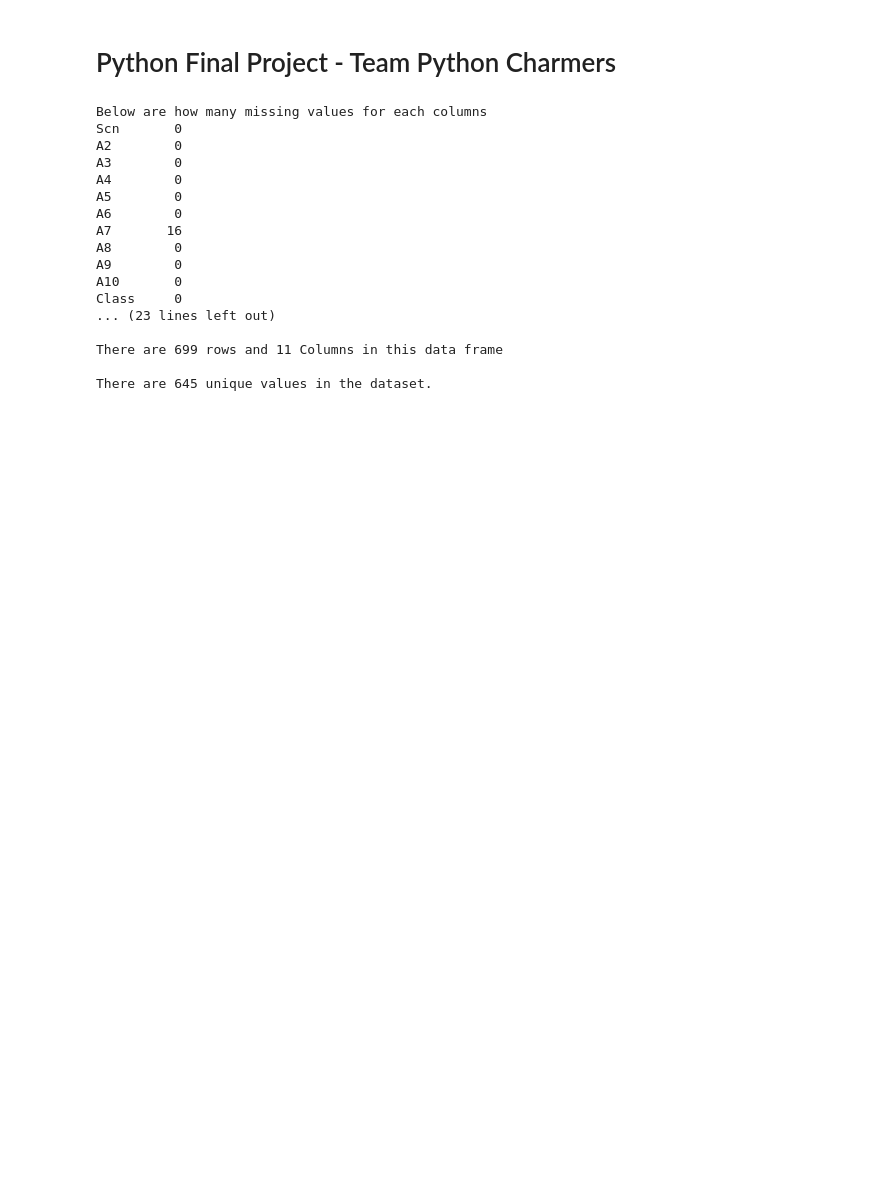
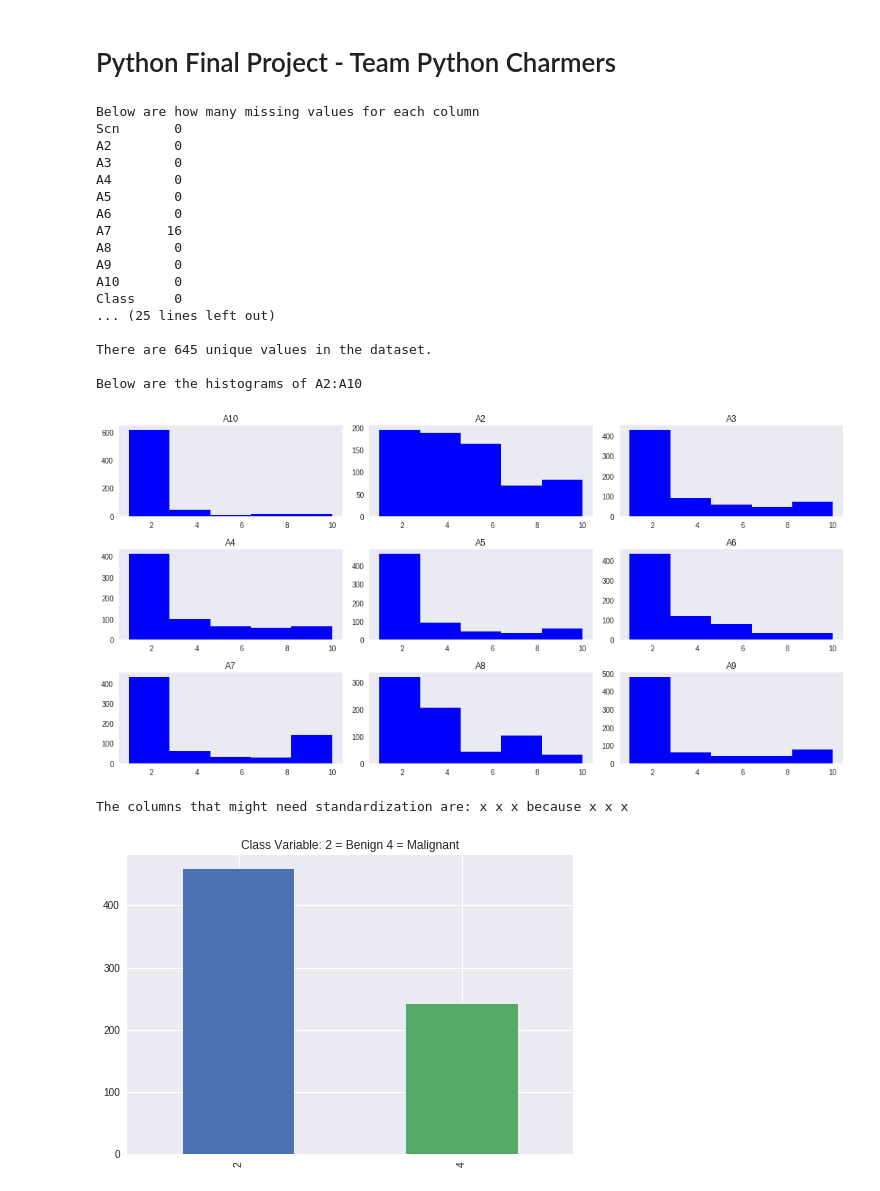
Before and after one commit to Python-Charmer/Final-Project-Team-Python-Charmer, a Jupyter notebook: Phase1/Code/FinalProject.ipynb, the cells around one changed output. Drawn from its saved outputs; the diff is of its cells as text; code cells hidden in the pictures; blank space fills up the shorter version.

```diff
--- a/Phase1/Code/FinalProject.ipynb
+++ b/Phase1/Code/FinalProject.ipynb
@@ -26,25 +27,37 @@ def  sum_metrics(df):
   print("\n Below are the summary metrics of the data \n" + str(df.describe()))
   print ("\n\nThere are " + str(df.shape[0]) + " rows and " + str(df.shape[1]) + " Columns in this data frame")
   print("\nThere are " + str(len(df['Scn'].unique())) + " unique values in the dataset.")
+# %%
+def plot_graphs(df):
+  print("\nBelow are the histograms of A2:A10 \n")
+  df.iloc[:,1:10].hist(bins = 5, color="blue", grid="False", figsize=(12,6))
+  plt.tight_layout(rect=(0,0,1.2,1.2))
+  plt.show()
+  df['Class'].value_counts().plot.bar().set_title("Class Variable: 2 = Benign 4 = Malignant")
+  df.plot.scatter(x='A3', y='A4').set_title("Scatter of A3 & A4 90% corr")
 # %%
 df = load_data()
 df = clean_missing(df)
 sum_metrics(df)
+plot_graphs(df)
 # %% [output]
-Below are how many missing values for each columns
+Below are how many missing values for each column
 Scn       0
 A2        0
 A3        0
 A4        0
 A5        0
 A6        0
 A7       16
 A8        0
 A9        0
 A10       0
 Class     0
-... (23 lines left out)
-
-There are 699 rows and 11 Columns in this data frame
+... (25 lines left out)
 
 There are 645 unique values in the dataset.
+
+Below are the histograms of A2:A10
+[figure, added]
+The columns that might need standardization are: x x x because x x x
+[figure, added]
```
Also changed, not shown: parts of 3 cells of this notebook.
